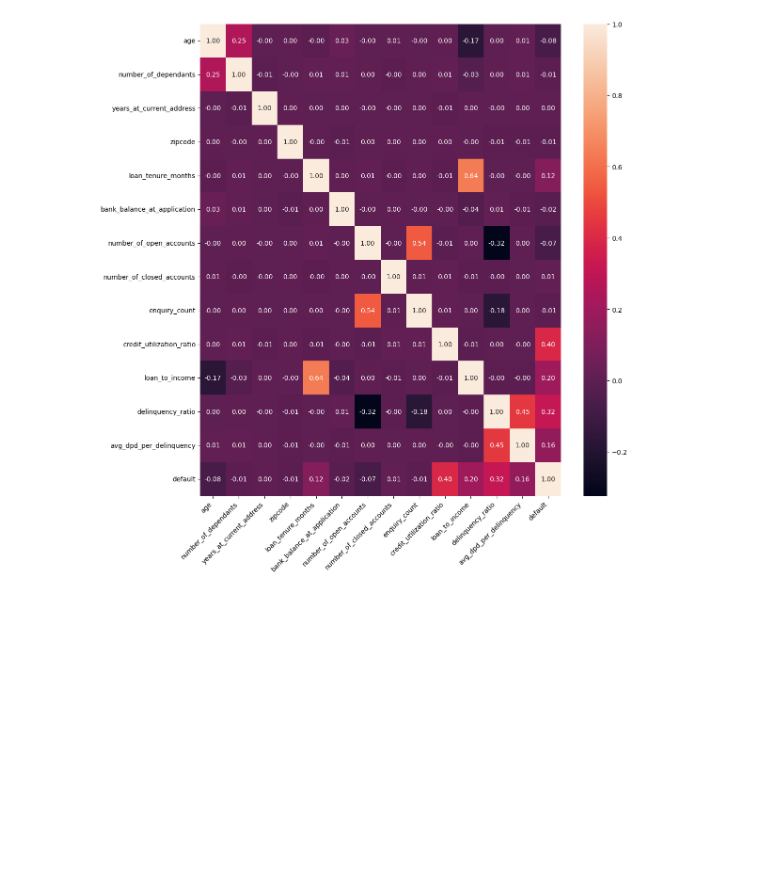
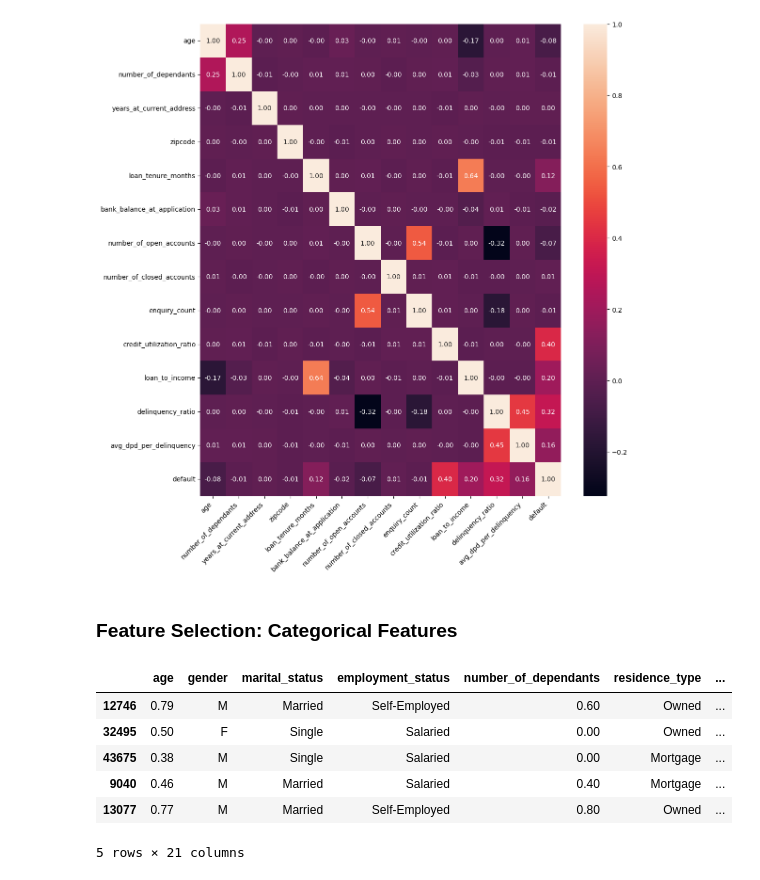
Before and after one commit to Abi27052000/Credit-Risk-Modelling, a Jupyter notebook: Credit_risk.ipynb, the cells around one changed output. Saved outputs shown, nothing was run; the diff lists cells and outputs as text; code cells hidden in the pictures; blank space fills up the shorter version.

```diff
--- a/Credit_risk.ipynb
+++ b/Credit_risk.ipynb
@@ -667,3 +667,15 @@ plt.tight_layout()
 plt.show()
 # %% [output]
 [figure]
+# %% [markdown]
+### Feature Selection: Categorical Features
+# %%
+X_train_1.head()
+# %% [output]
+|  | age | gender | marital_status | employment_status | number_of_dependants | residence_type | ... |
+| 12746 | 0.79 | M | Married | Self-Employed | 0.60 | Owned | ... |
+| 32495 | 0.50 | F | Single | Salaried | 0.00 | Owned | ... |
+| 43675 | 0.38 | M | Single | Salaried | 0.00 | Mortgage | ... |
+| 9040 | 0.46 | M | Married | Salaried | 0.40 | Mortgage | ... |
+| 13077 | 0.77 | M | Married | Self-Employed | 0.80 | Owned | ... |
+5 rows × 21 columns
```
Also changed, not shown: parts of 10 cells of this notebook.
